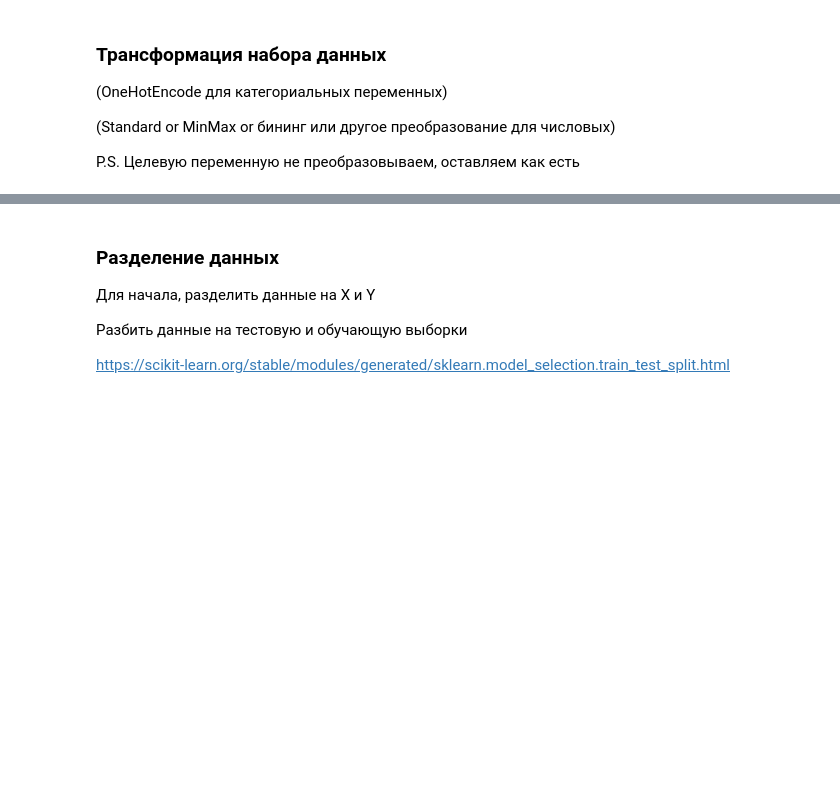
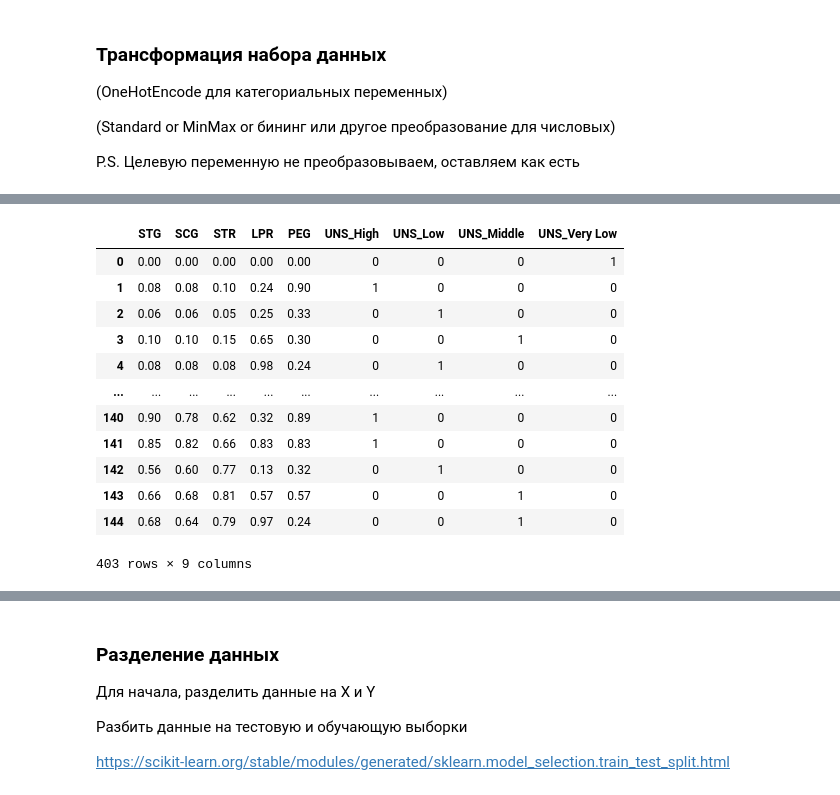
Before and after one commit to SADDLOVE/lab, a Jupyter notebook: lab5/Задание_5.ipynb, the cells around one changed output, grey strips where cells are left out. Drawn from its saved outputs; the diff is of its cells as text; code cells hidden in the pictures; blank space fills up the shorter version.

```diff
--- a/lab5/Задание_5.ipynb
+++ b/lab5/Задание_5.ipynb
@@ -37,0 +34,4 @@ memory usage: 468.9 KB
+# %%
+training_dataframe = pd.read_excel('dataset_modeling.xls', sheet_name=['Training_Data'])
+training_dataframe = pd.concat(training_dataframe).reset_index().drop(['level_0','level_1','Unnamed: 6',	'Unnamed: 7',	'Attribute Information:'], axis = 1)
+training_dataframe
@@ -153,0 +127,27 @@ pd.concat([df_research, df['Performance Index'], ], axis=1)
+# %%
+from sklearn.preprocessing import OneHotEncoder
+
+df['UNS'] = df['UNS'].astype("category")
+category_cols = df.select_dtypes(include=['category']).columns
+
+one = OneHotEncoder(handle_unknown='ignore')
+
+df_encoded = pd.get_dummies(df, columns=category_cols)
+encoded_features = one.fit_transform(df[category_cols])
+encoded_columns = one.get_feature_names_out(category_cols)
+
+df_encoded
+# %% [output]
+|  | STG | SCG | STR | LPR | PEG | UNS_High | UNS_Low | UNS_Middle | UNS_Very Low |
+| 0 | 0.00 | 0.00 | 0.00 | 0.00 | 0.00 | 0 | 0 | 0 | 1 |
+| 1 | 0.08 | 0.08 | 0.10 | 0.24 | 0.90 | 1 | 0 | 0 | 0 |
+| 2 | 0.06 | 0.06 | 0.05 | 0.25 | 0.33 | 0 | 1 | 0 | 0 |
+| 3 | 0.10 | 0.10 | 0.15 | 0.65 | 0.30 | 0 | 0 | 1 | 0 |
+| 4 | 0.08 | 0.08 | 0.08 | 0.98 | 0.24 | 0 | 1 | 0 | 0 |
+| ... | ... | ... | ... | ... | ... | ... | ... | ... | ... |
+| 140 | 0.90 | 0.78 | 0.62 | 0.32 | 0.89 | 1 | 0 | 0 | 0 |
+| 141 | 0.85 | 0.82 | 0.66 | 0.83 | 0.83 | 1 | 0 | 0 | 0 |
+| 142 | 0.56 | 0.60 | 0.77 | 0.13 | 0.32 | 0 | 1 | 0 | 0 |
+| 143 | 0.66 | 0.68 | 0.81 | 0.57 | 0.57 | 0 | 0 | 1 | 0 |
+| 144 | 0.68 | 0.64 | 0.79 | 0.97 | 0.24 | 0 | 0 | 1 | 0 |
+403 rows × 9 columns
```
Also changed, not shown: parts of 38 cells of this notebook.
